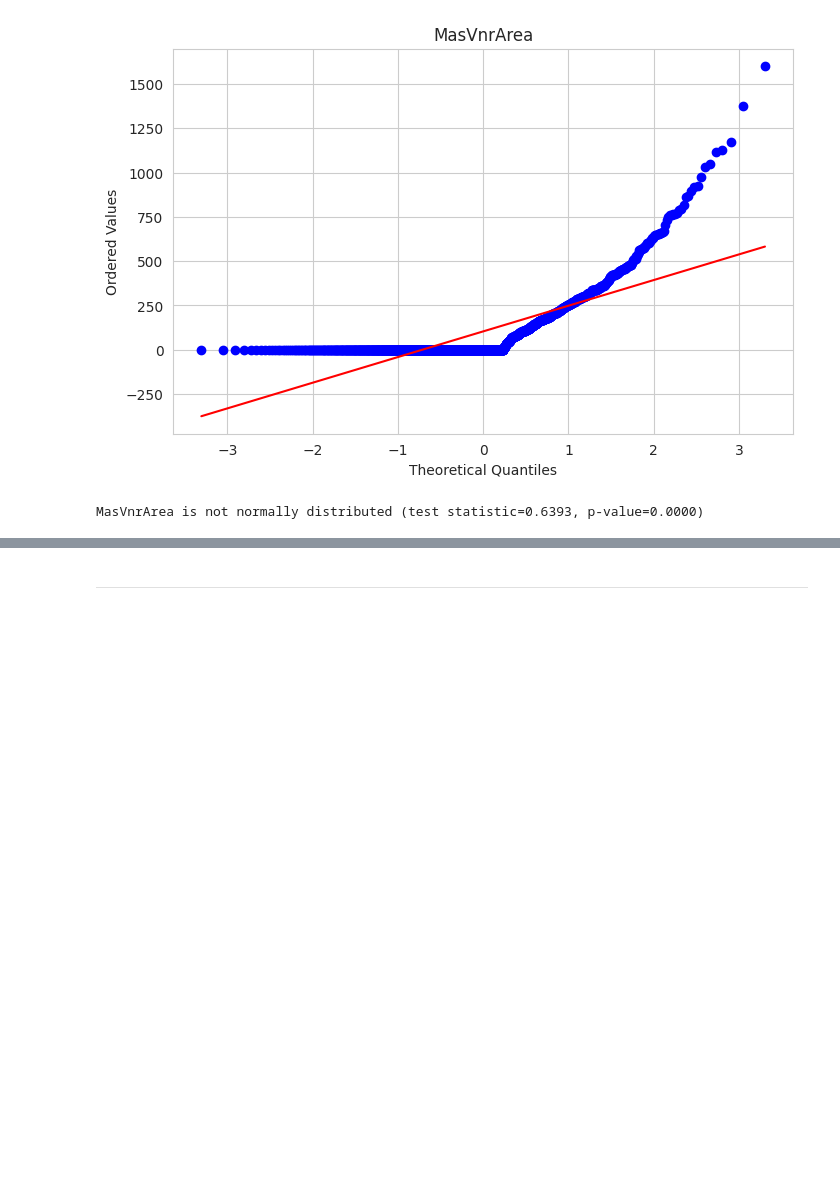
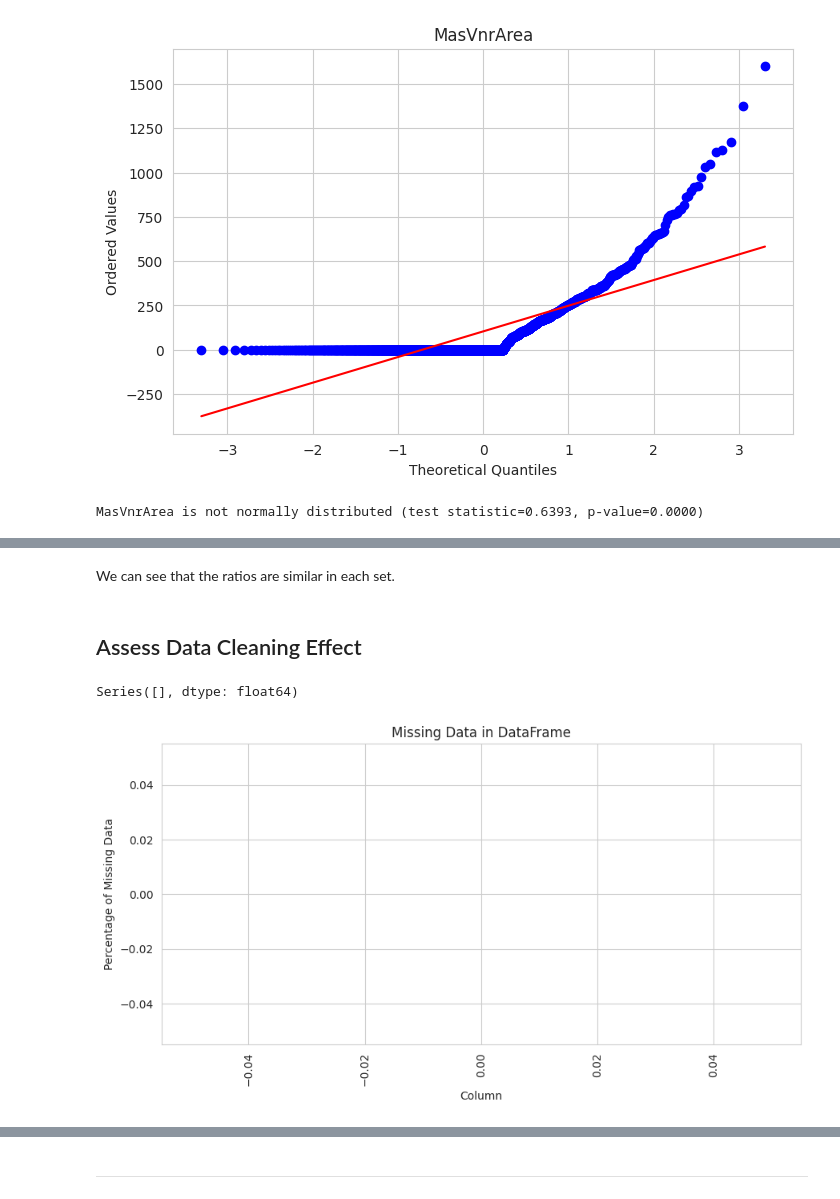
Before and after one commit to ejasquith/heritage-housing-issues, a Jupyter notebook: jupyter_notebooks/02 - Data Cleaning.ipynb, the cells around one changed output, grey strips where cells are left out. Cells and saved outputs as stored; diff of their text form; code cells hidden in the pictures; blank space fills up the shorter version.

```diff
--- a/jupyter_notebooks/02 - Data Cleaning.ipynb
+++ b/jupyter_notebooks/02 - Data Cleaning.ipynb
@@ -213,0 +278,4 @@ NOTE
+# %% [markdown]
+We can see that the ratios are similar in each set.
+# %% [markdown]
+## Assess Data Cleaning Effect
@@ -213,0 +321,20 @@ NOTE
+# %%
+from feature_engine.selection import DropFeatures
+from feature_engine.imputation import MeanMedianImputer, CategoricalImputer
+
+# Drop features
+imputer = DropFeatures(features_to_drop=['WoodDeckSF', 'EnclosedPorch'])
+df_dropped_na = imputer.fit_transform(TrainSet)
+
+# Median Imputation
+imputer = MeanMedianImputer(imputation_method='median', variables=['2ndFlrSF', 'GarageYrBlt', 'LotFrontage', 'MasVnrArea', 'BedroomAbvGr'])
+df_median_imputed = imputer.fit_transform(df_dropped_na)
+
+# Categorical Imputation
+imputer = CategoricalImputer(imputation_method='missing', fill_value='None', variables=['BsmtFinType1', 'GarageFinish'])
+df_cat_imputed = imputer.fit_transform(df_median_imputed)
+
+plot_percentage_missing(df_cat_imputed)
+# %% [output]
+Series([], dtype: float64)
+[figure, added]
```
Also changed, not shown: parts of 35 cells of this notebook, 2 other files.
